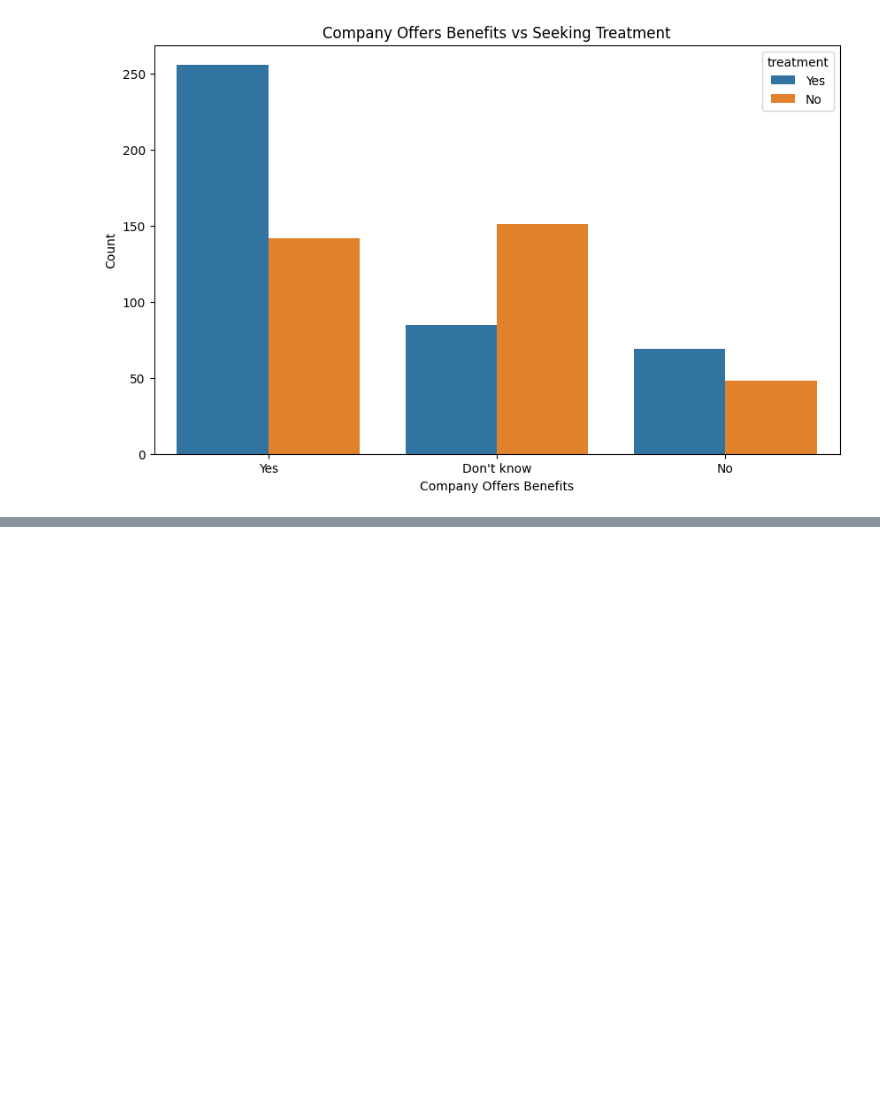
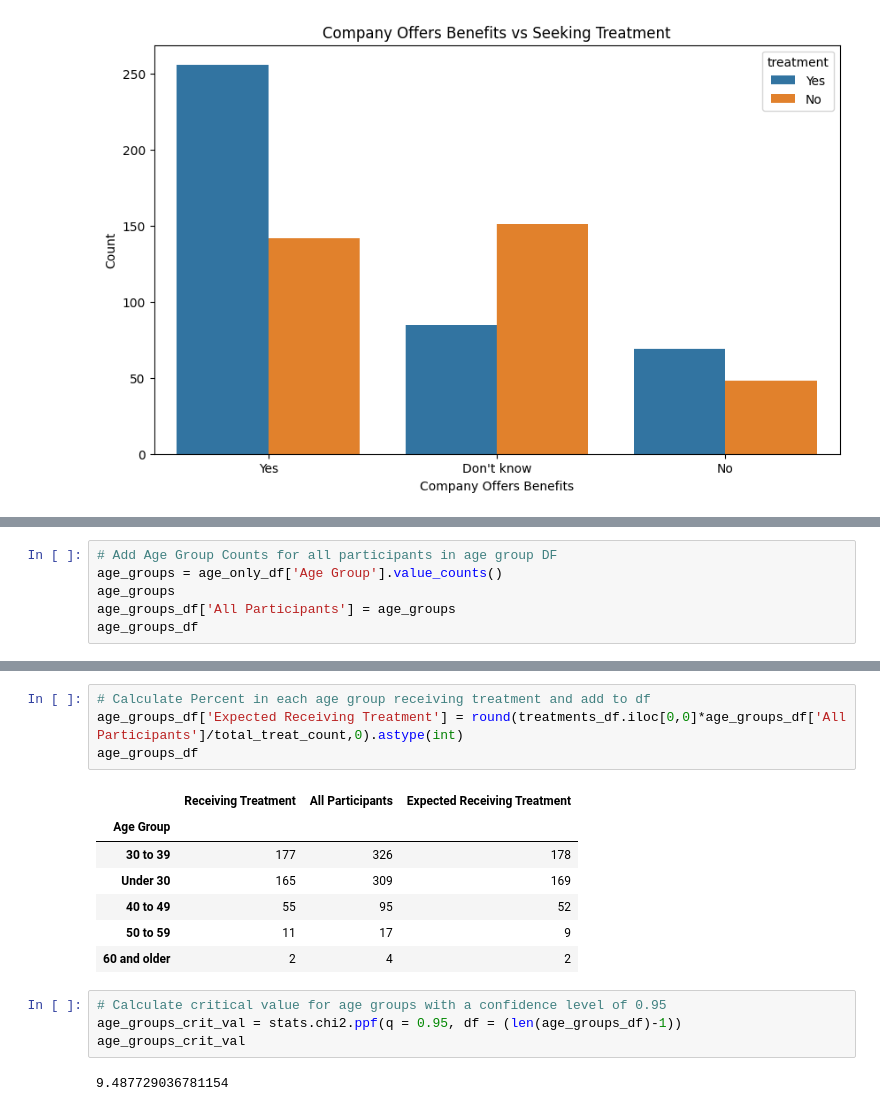
Before and after one commit to rollernathan/Mental_Health_Team_2, a Jupyter notebook: nroller/Mental_Health_Data.ipynb, the cells around one changed output, grey strips where cells are left out. Drawn from its saved outputs; the diff is of its cells as text; blank space fills up the shorter version.

```diff
--- a/nroller/Mental_Health_Data.ipynb
+++ b/nroller/Mental_Health_Data.ipynb
@@ -260,0 +309,6 @@ Axes(0.125,0.11;0.775x0.77)
+# %%
+# Add Age Group Counts for all participants in age group DF
+age_groups = age_only_df['Age Group'].value_counts()
+age_groups
+age_groups_df['All Participants'] = age_groups
+age_groups_df
@@ -260,0 +323,18 @@ Axes(0.125,0.11;0.775x0.77)
+# %%
+# Calculate Percent in each age group receiving treatment and add to df
+age_groups_df['Expected Receiving Treatment'] = round(treatments_df.iloc[0,0]*age_groups_df['All Participants']/total_treat_count,0).astype(int)
+age_groups_df
+# %% [output]
+|  | Receiving Treatment | All Participants | Expected Receiving Treatment |
+| Age Group |  |  |  |
+| 30 to 39 | 177 | 326 | 178 |
+| Under 30 | 165 | 309 | 169 |
+| 40 to 49 | 55 | 95 | 52 |
+| 50 to 59 | 11 | 17 | 9 |
+| 60 and older | 2 | 4 | 2 |
+# %%
+# Calculate critical value for age groups with a confidence level of 0.95
+age_groups_crit_val = stats.chi2.ppf(q = 0.95, df = (len(age_groups_df)-1))
+age_groups_crit_val
+# %% [output]
+9.487729036781154
```
Also changed, not shown: parts of 12 cells of this notebook, 3 other files.
